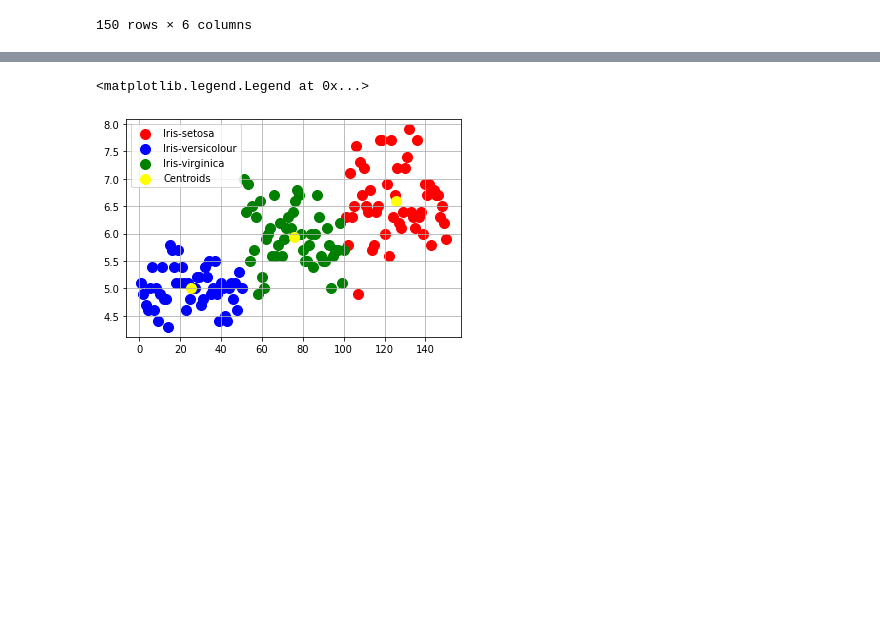
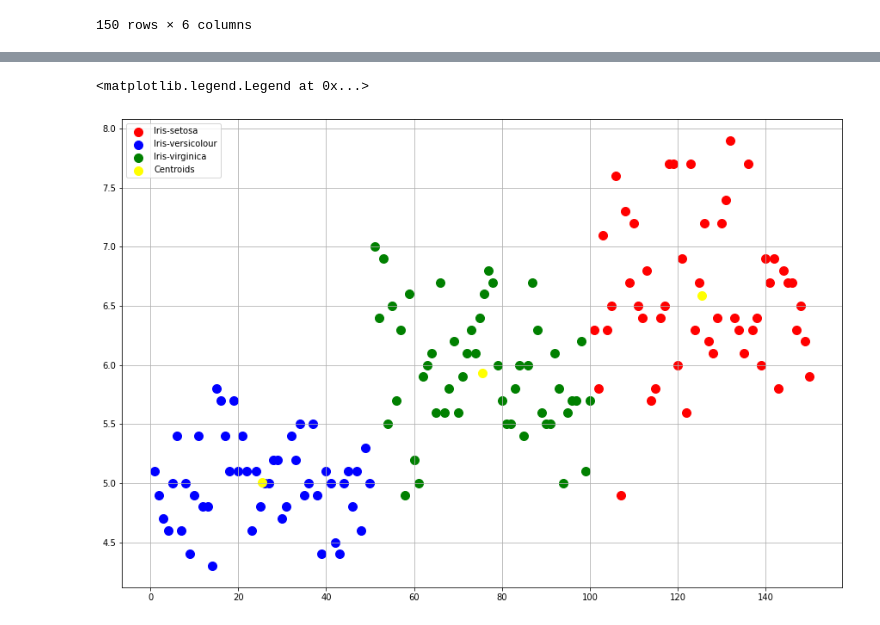
Before and after one commit to SyedHuzaifa007/The-Sparks-Foundation-Task-2, a Jupyter notebook: Iris_Prediction_Unsupervised_ML.ipynb, the cells around one changed output, grey strips where cells are left out. Drawn from its saved outputs; the diff is of its cells as text; code cells hidden in the pictures; blank space fills up the shorter version.

Commit message:
Changed Figure Size

```diff
--- a/Iris_Prediction_Unsupervised_ML.ipynb
+++ b/Iris_Prediction_Unsupervised_ML.ipynb
@@ -57,15 +58,16 @@ plt.show()
 kmeans = KMeans(n_clusters = 3, init = 'k-means++',  max_iter = 300, n_init = 10, random_state = 0)
 y_kmeans = kmeans.fit_predict(x)
 # %%
+plt.figure(figsize=(15, 10))
 # Visualising The Clusters (On The First Two Columns)
 plt.scatter(x[y_kmeans == 0, 0], x[y_kmeans == 0, 1], s = 100, c = 'red', label = 'Iris-setosa')
 plt.scatter(x[y_kmeans == 1, 0], x[y_kmeans == 1, 1], s = 100, c = 'blue', label = 'Iris-versicolour')
 plt.scatter(x[y_kmeans == 2, 0], x[y_kmeans == 2, 1], s = 100, c = 'green', label = 'Iris-virginica')
 
 # PLotting The Centeroids Of The Clusters
 plt.scatter(kmeans.cluster_centers_[:, 0], kmeans.cluster_centers_[:,1], s = 100, c = 'yellow', label = 'Centroids')
 plt.grid()
 plt.legend()
 # %% [output]
 <matplotlib.legend.Legend at 0x...>
-[figure, old version]
+[figure, new version]
```
Also changed, not shown: parts of 1 cell of this notebook.
